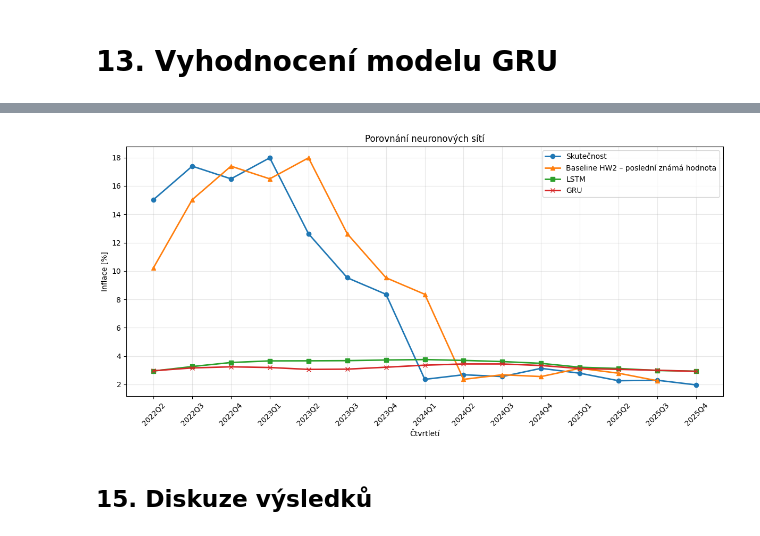
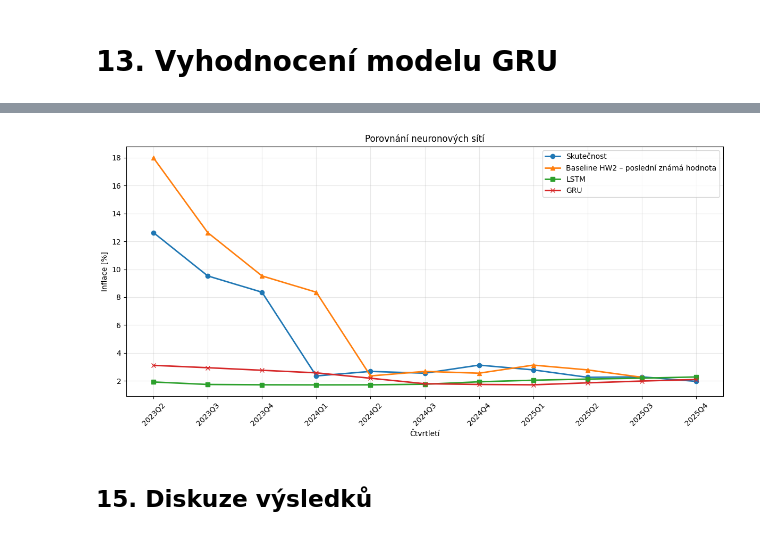
Before and after one commit to janecekhwt-sys/MML1-project-HW2, a Jupyter notebook: Neural_networks_komplexni_evaluace_hw04.ipynb, the cells around one changed output, grey strips where cells are left out. Saved outputs shown, nothing was run; the diff lists cells and outputs as text; code cells hidden in the pictures.

```diff
--- a/Neural_networks_komplexni_evaluace_hw04.ipynb
+++ b/Neural_networks_komplexni_evaluace_hw04.ipynb
@@ -167,7 +175,7 @@ def regression_metrics(y_true, y_pred):
 # %%
 ## 6. Příprava sekvenčních dat
 
-SEQ_LEN = 4
+SEQ_LEN = 8
 
 def create_sequences(X, y, seq_len):
 
@@ -295,8 +303,8 @@ class LSTMRegressor(nn.Module):
 
 
 lstm_model = LSTMRegressor(
-    input_size=4,
-    hidden_size=32
+    input_size=len(features),
+    hidden_size=64
 )
 
 print(lstm_model)
@@ -558,8 +564,8 @@ class GRURegressor(nn.Module):
         return out.squeeze()
 # %%
 gru_model = GRURegressor(
-    input_size=4,
-    hidden_size=32
+    input_size=len(features),
+    hidden_size=64
 )
 
 print(gru_model)
@@ -639,0 +644,19 @@ plt.show()
+# %%
+# Predikce GRU na testovací sadě
+
+gru_model.eval()
+
+gru_predictions = []
+
+with torch.no_grad():
+
+    for X_batch, _ in test_loader:
+
+        pred = gru_model(X_batch)
+
+        gru_predictions.extend(pred.numpy())
+
+gru_predictions = np.array(gru_predictions)
+
+print("Počet skutečných hodnot:", len(y_test_seq))
+print("Počet predikcí GRU:", len(gru_predictions))
@@ -820,7 +846,7 @@ plt.show()
 
 # metriky RMSE/MAE/R² se počítají z neposunuté baseline.
 
-bbaseline_seq = test["baseline"].iloc[SEQ_LEN:].values
+baseline_seq = test["baseline"].iloc[SEQ_LEN:].values
 
 x_dates_seq = (
     y_test.index[SEQ_LEN:] + pd.offsets.QuarterEnd(1)
@@ -849,33 +875,33 @@ plt.plot(
 )
 
 plt.plot(
     x_dates_seq,
     lstm_predictions,
     marker="s",
     linewidth=2,
     label="LSTM"
 )
 
 plt.plot(
     x_dates_seq,
     gru_predictions,
     marker="x",
     linewidth=2,
     label="GRU"
 )
 
 plt.title("Porovnání neuronových sítí")
 plt.xlabel("Čtvrtletí")
 plt.ylabel("Inflace [%]")
 
 plt.xticks(rotation=45)
 
 plt.grid(alpha=0.3)
 plt.legend()
 
 plt.tight_layout()
 plt.show()
 # %% [output]
-[figure, old version]
+[figure, new version]
 # %% [markdown]
 ## 15. Diskuze výsledků
```
Also changed, not shown: parts of 18 cells of this notebook.
